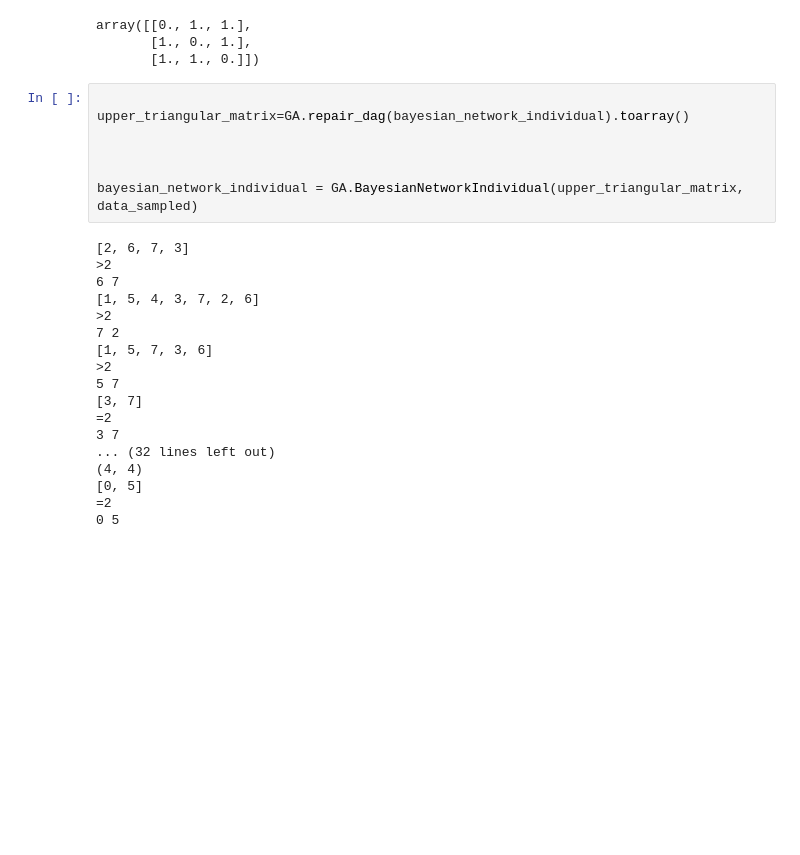
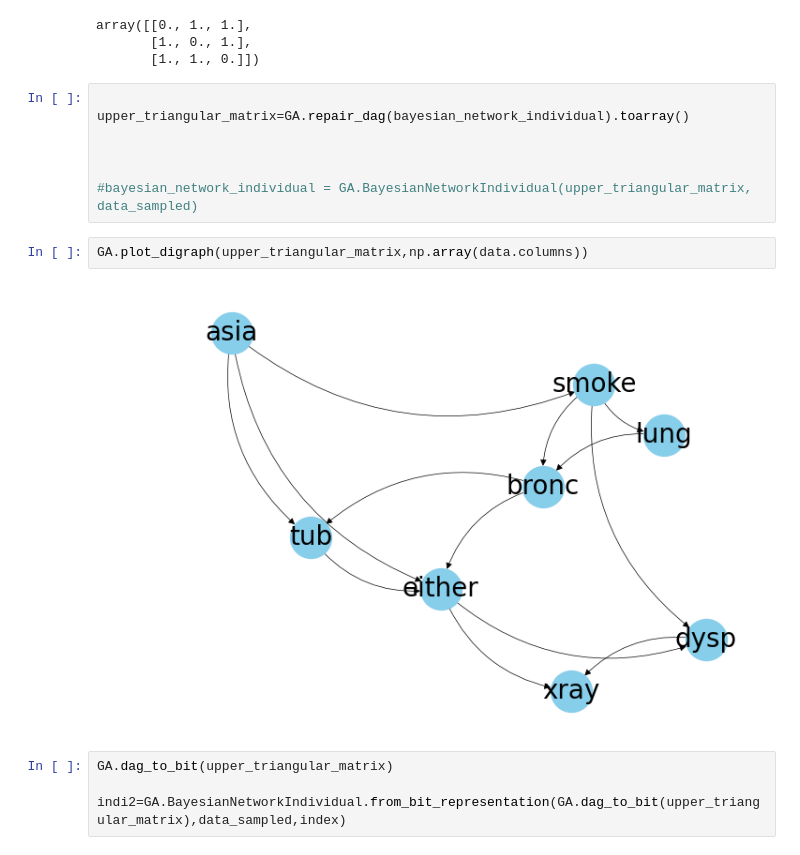
Before and after one commit to fredparrela/GA_PYTHON_MATLAB, a Jupyter notebook: experiments.ipynb, the cells around one changed output. Cells and saved outputs as stored; diff of their text form; blank space fills up the shorter version.

```diff
--- a/experiments.ipynb
+++ b/experiments.ipynb
@@ -384,22 +415,12 @@ upper_triangular_matrix=GA.repair_dag(bayesian_network_individual).toarray()
 
 
 
-bayesian_network_individual = GA.BayesianNetworkIndividual(upper_triangular_matrix, data_sampled)
+#bayesian_network_individual = GA.BayesianNetworkIndividual(upper_triangular_matrix, data_sampled)
-# %% [output]
-[2, 6, 7, 3]
->2
-6 7
-[1, 5, 4, 3, 7, 2, 6]
->2
-7 2
-[1, 5, 7, 3, 6]
->2
-5 7
-[3, 7]
-=2
-3 7
-... (32 lines left out)
-(4, 4)
-[0, 5]
-=2
-0 5
+# %%
+GA.plot_digraph(upper_triangular_matrix,np.array(data.columns))
+# %% [output]
+[figure, added]
+# %%
+GA.dag_to_bit(upper_triangular_matrix)
+
+indi2=GA.BayesianNetworkIndividual.from_bit_representation(GA.dag_to_bit(upper_triangular_matrix),data_sampled,index)
```
Also changed, not shown: parts of 59 cells of this notebook, 1 other file.
